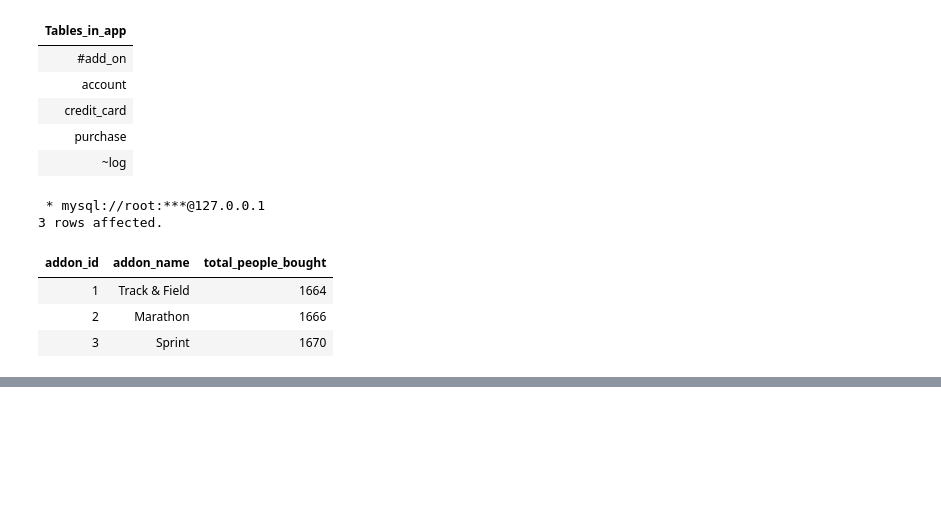
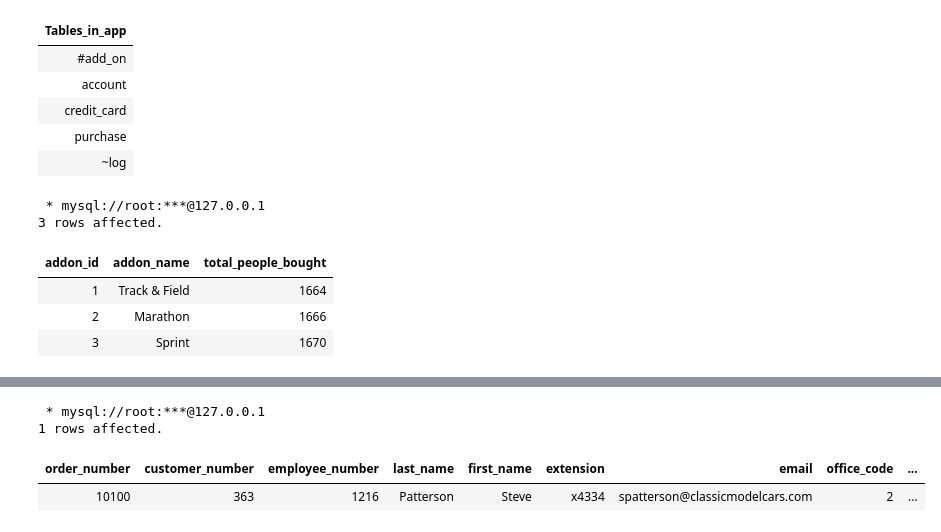
Before and after one commit to JasmineMadi/datajoint-tutorials, a Jupyter notebook: db-course/Assignment7.ipynb, the cells around one changed output, grey strips where cells are left out. Cells and saved outputs as stored; diff of their text form; code cells hidden in the pictures; blank space fills up the shorter version.

```diff
--- a/db-course/Assignment7.ipynb
+++ b/db-course/Assignment7.ipynb
@@ -139,2 +178,11 @@ GROUP BY addon_id
+# %%
+%%sql
+    select *,year(order_date) as year_date,count(order_line_number) as total_sales
+    from employee join customer on employee.employee_number=customer.sales_rep natural join `order` natural join order__item
+# %% [output]
+ * mysql://root:***@127.0.0.1
+1 rows affected.
+| order_number | customer_number | employee_number | last_name | first_name | extension | email | office_code | ... |
+| 10100 | 363 | 1216 | Patterson | Steve | x4334 | spatterson@classicmodelcars.com | 2 | ... |
 # %%
 %%sql
```
Also changed, not shown: parts of 4 cells of this notebook, 1 other file.
